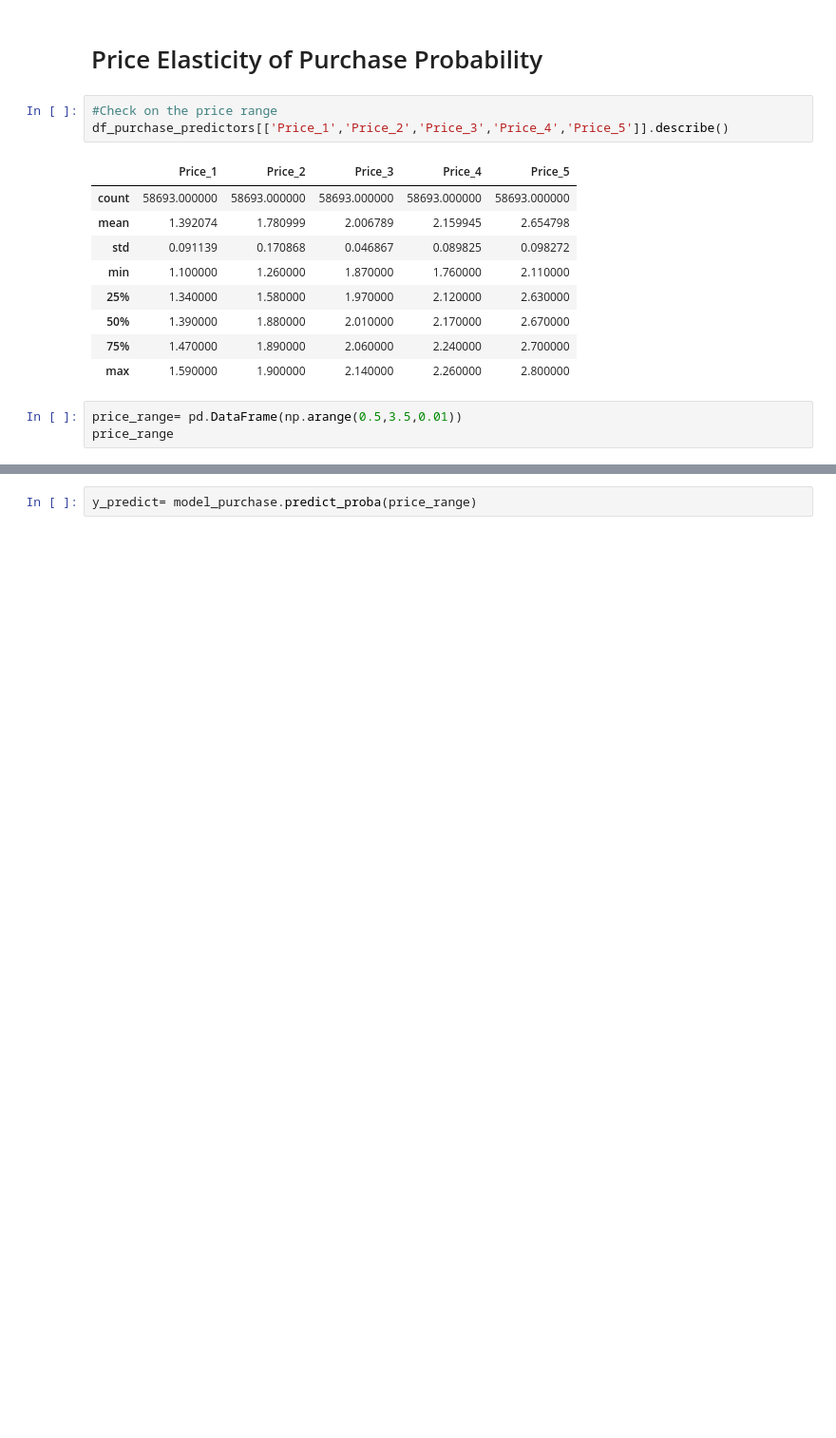
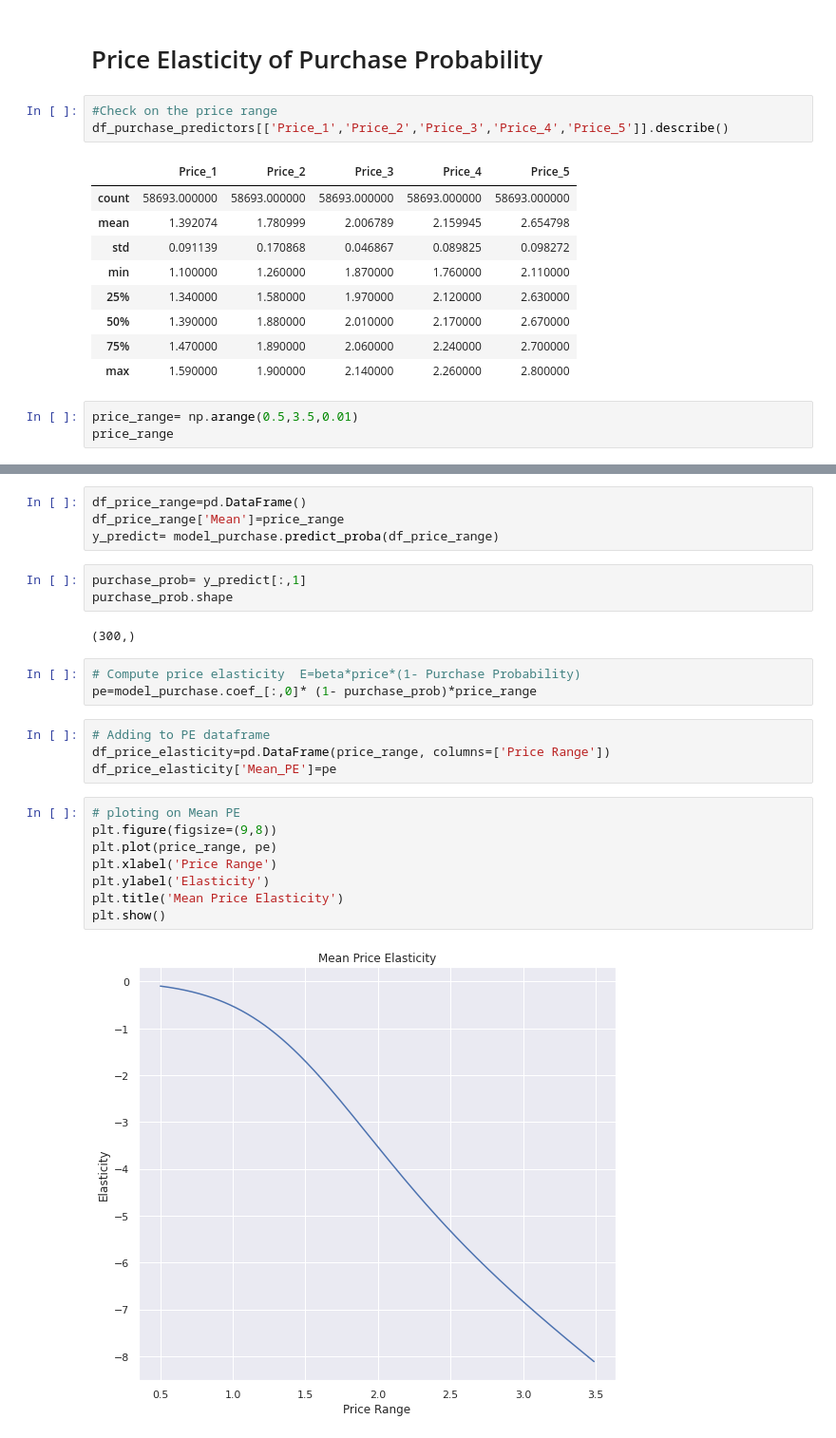
Before and after one commit to rajeevak40/Retail_Analytics, a Jupyter notebook: Customer_Predictive_Analytics_.ipynb, the cells around one changed output, grey strips where cells are left out. Shown at 95% size. Cells and saved outputs as stored; diff of their text form; blank space fills up the shorter version.

```diff
--- a/Customer_Predictive_Analytics_.ipynb
+++ b/Customer_Predictive_Analytics_.ipynb
@@ -87,6 +93,6 @@ df_purchase_predictors[['Price_1','Price_2','Price_3','Price_4','Price_5']].desc
 | 75% | 1.470000 | 1.890000 | 2.060000 | 2.240000 | 2.700000 |
 | max | 1.590000 | 1.900000 | 2.140000 | 2.260000 | 2.800000 |
 # %%
-price_range= pd.DataFrame(np.arange(0.5,3.5,0.01))
+price_range= np.arange(0.5,3.5,0.01)
 price_range
 # %% [output]
@@ -106,2 +116,26 @@ price_range
-# %%
-y_predict= model_purchase.predict_proba(price_range)
+# %%
+df_price_range=pd.DataFrame()
+df_price_range['Mean']=price_range
+y_predict= model_purchase.predict_proba(df_price_range)
+# %%
+purchase_prob= y_predict[:,1]
+purchase_prob.shape
+# %% [output]
+(300,)
+# %%
+# Compute price elasticity  E=beta*price*(1- Purchase Probability)
+pe=model_purchase.coef_[:,0]* (1- purchase_prob)*price_range
+# %%
+# Adding to PE dataframe
+df_price_elasticity=pd.DataFrame(price_range, columns=['Price Range'])
+df_price_elasticity['Mean_PE']=pe
+# %%
+# ploting on Mean PE
+plt.figure(figsize=(9,8))
+plt.plot(price_range, pe)
+plt.xlabel('Price Range')
+plt.ylabel('Elasticity')
+plt.title('Mean Price Elasticity')
+plt.show()
+# %% [output]
+[figure, added]
```
Also changed, not shown: parts of 15 cells of this notebook.
